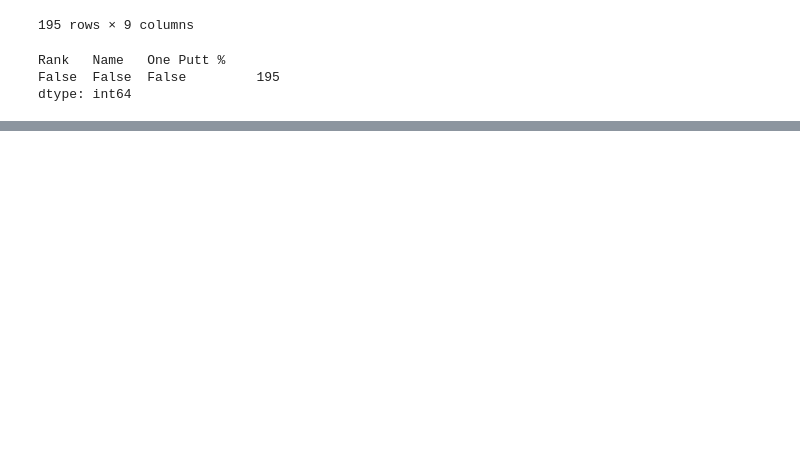
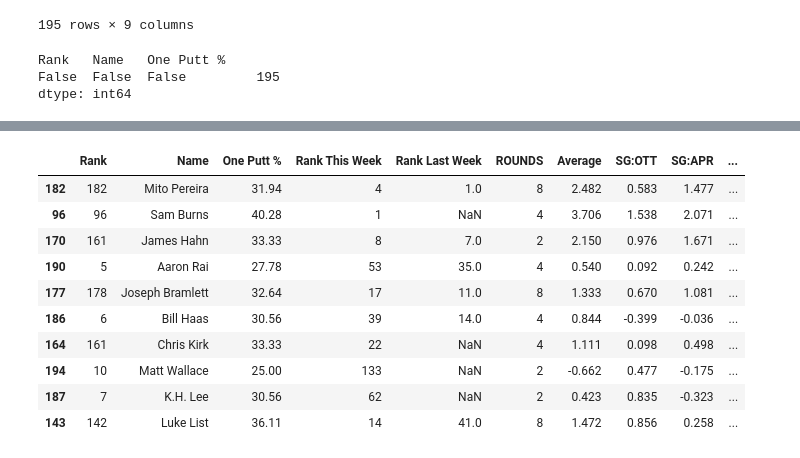
Before and after one commit to PattiCakes59/PGA-Tour-Stats, a Jupyter notebook: PGA Stats.ipynb, the cells around one changed output, grey strips where cells are left out. Cells and saved outputs as stored; diff of their text form; code cells hidden in the pictures; blank space fills up the shorter version.

```diff
--- a/PGA Stats.ipynb
+++ b/PGA Stats.ipynb
@@ -73,0 +163,14 @@ dtype: int64
+# %%
+df.nlargest(10, ['Weight Avg'])
+# %% [output]
+|  | Rank | Name | One Putt % | Rank This Week | Rank Last Week | ROUNDS | Average | SG:OTT | SG:APR | ... |
+| 182 | 182 | Mito Pereira | 31.94 | 4 | 1.0 | 8 | 2.482 | 0.583 | 1.477 | ... |
+| 96 | 96 | Sam Burns | 40.28 | 1 | NaN | 4 | 3.706 | 1.538 | 2.071 | ... |
+| 170 | 161 | James Hahn | 33.33 | 8 | 7.0 | 2 | 2.150 | 0.976 | 1.671 | ... |
+| 190 | 5 | Aaron Rai | 27.78 | 53 | 35.0 | 4 | 0.540 | 0.092 | 0.242 | ... |
+| 177 | 178 | Joseph Bramlett | 32.64 | 17 | 11.0 | 8 | 1.333 | 0.670 | 1.081 | ... |
+| 186 | 6 | Bill Haas | 30.56 | 39 | 14.0 | 4 | 0.844 | -0.399 | -0.036 | ... |
+| 164 | 161 | Chris Kirk | 33.33 | 22 | NaN | 4 | 1.111 | 0.098 | 0.498 | ... |
+| 194 | 10 | Matt Wallace | 25.00 | 133 | NaN | 2 | -0.662 | 0.477 | -0.175 | ... |
+| 187 | 7 | K.H. Lee | 30.56 | 62 | NaN | 2 | 0.423 | 0.835 | -0.323 | ... |
+| 143 | 142 | Luke List | 36.11 | 14 | 41.0 | 8 | 1.472 | 0.856 | 0.258 | ... |
```
Also changed, not shown: parts of 34 cells of this notebook.
